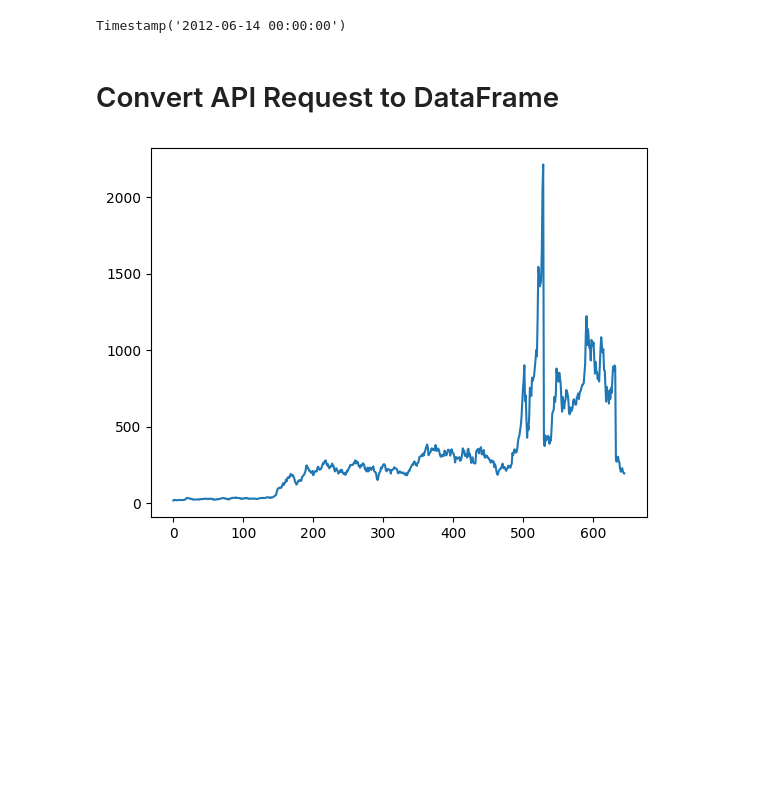
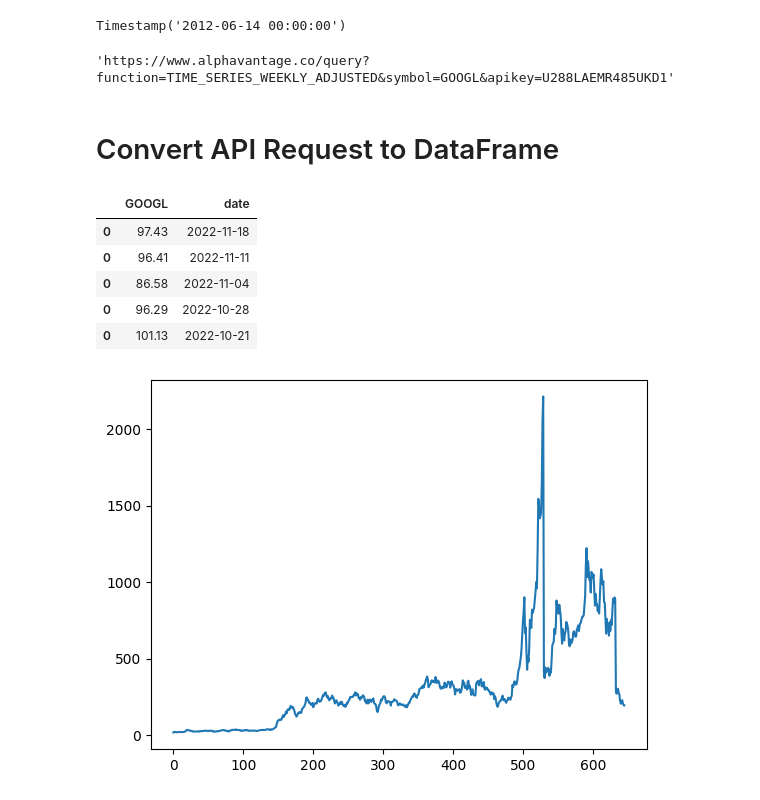
Before and after one commit to MattTheEconomist/Senator-Investments-ETL, a Jupyter notebook: Historical Prices.ipynb, the cells around one changed output. Cells and saved outputs as stored; diff of their text form; code cells hidden in the pictures; blank space fills up the shorter version.

Commit message:
need to re-harvest data using adjusted close

```diff
--- a/Historical Prices.ipynb
+++ b/Historical Prices.ipynb
@@ -41,6 +41,11 @@ earliestDate = transactions.dt.to_list()[0]
 earliestDate
 # %% [output]
 Timestamp('2012-06-14 00:00:00')
+# %%
+# f"https://www.alphavantage.co/query?function=TIME_SERIES_WEEKLY&symbol=GOOGL&apikey={apiKey}"
+f"https://www.alphavantage.co/query?function=TIME_SERIES_WEEKLY_ADJUSTED&symbol=GOOGL&apikey={apiKey}"
+# %% [output]
+'https://www.alphavantage.co/query?function=TIME_SERIES_WEEKLY_ADJUSTED&symbol=GOOGL&apikey=U288LAEMR485UKD1'
 # %% [markdown]
 # Convert API Request to DataFrame
 # %%
@@ -53,7 +58,7 @@ import asyncio
 def requestFromEndpoint(ticker):
     #create endpoint
     apiKey = os.getenv('apiKey')
-    endpoint =f"https://www.alphavantage.co/query?function=TIME_SERIES_WEEKLY&symbol={ticker}&apikey={apiKey}"
+    endpoint =f"https://www.alphavantage.co/query?function=TIME_SERIES_WEEKLY_ADJUSTED&symbol={ticker}&apikey={apiKey}"
 
     response = requests.get(endpoint)
     responseText = response.text
@@ -62,7 +67,8 @@ def requestFromEndpoint(ticker):
 
 
 def jsonToDataFrame(jsonData, ticker):
-    allWeeksData = jsonData['Weekly Time Series']
+    # allWeeksData = jsonData['Weekly Time Series']
+    allWeeksData = jsonData['Weekly Adjusted Time Series']
     allWeeks = list(allWeeksData.keys())
 
     #convert to df
@@ -86,7 +92,8 @@ def jsonToDataFrame(jsonData, ticker):
 
 
     #format frame
-    historicalPrices.rename(columns={'4. close': ticker}, inplace=True)
+    # historicalPrices.rename(columns={'4. close': ticker}, inplace=True)
+    historicalPrices.rename(columns={'5. adjusted close': ticker}, inplace=True)
     historicalPrices = historicalPrices[[ticker, 'date']]
     historicalPrices[ticker] = historicalPrices[ticker].astype(float)
 
@@ -118,6 +125,16 @@ def requestToDataFrame(ticker):
 koFrame = requestToDataFrame("KO")
 tslaFrame = requestToDataFrame("TSLA")
 spyFrame = requestToDataFrame("SPY")
+# %%
+glFrame = requestToDataFrame("GOOGL")
+# glFrame.head()
+# %% [output]
+|  | GOOGL | date |
+| 0 | 97.43 | 2022-11-18 |
+| 0 | 96.41 | 2022-11-11 |
+| 0 | 86.58 | 2022-11-04 |
+| 0 | 96.29 | 2022-10-28 |
+| 0 | 101.13 | 2022-10-21 |
 # %%
 import matplotlib.pyplot as plt
 
```
Also changed, not shown: 6 other files.
